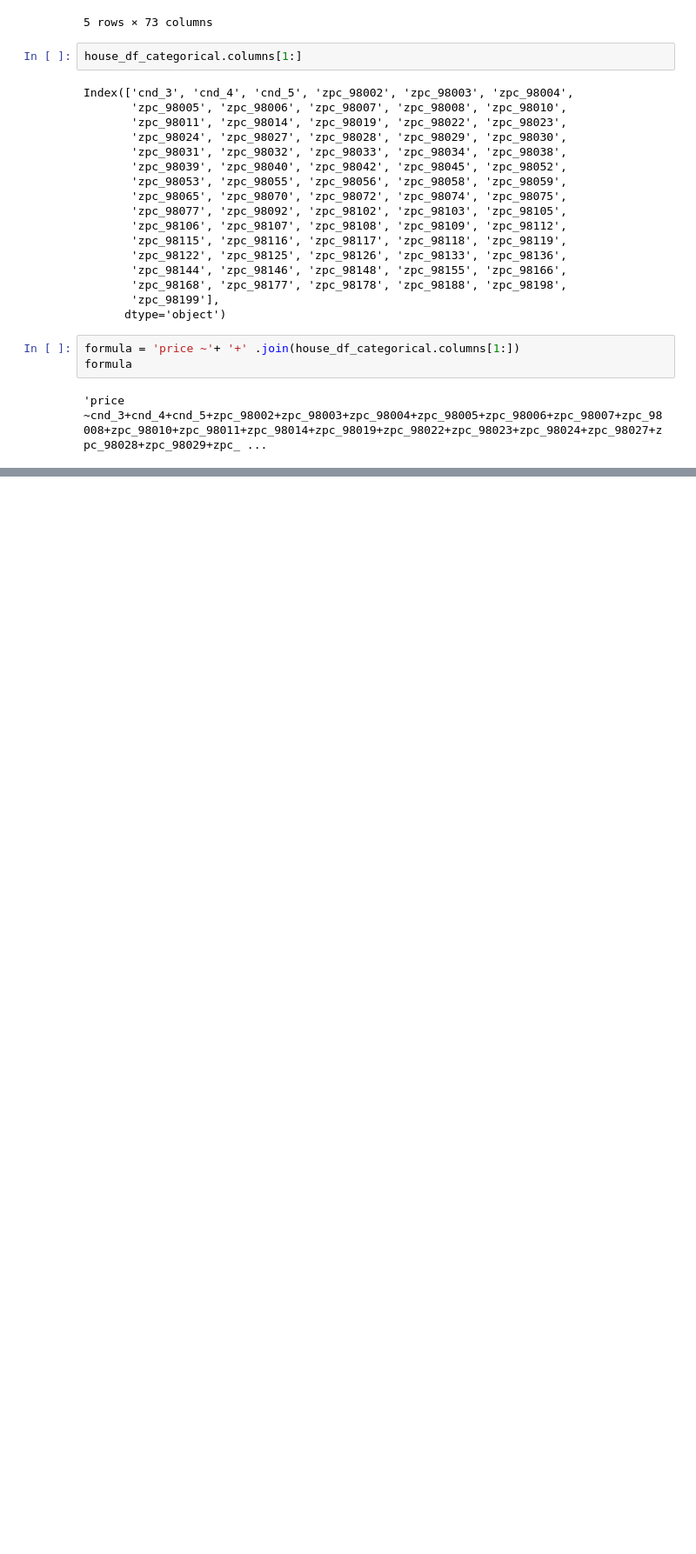
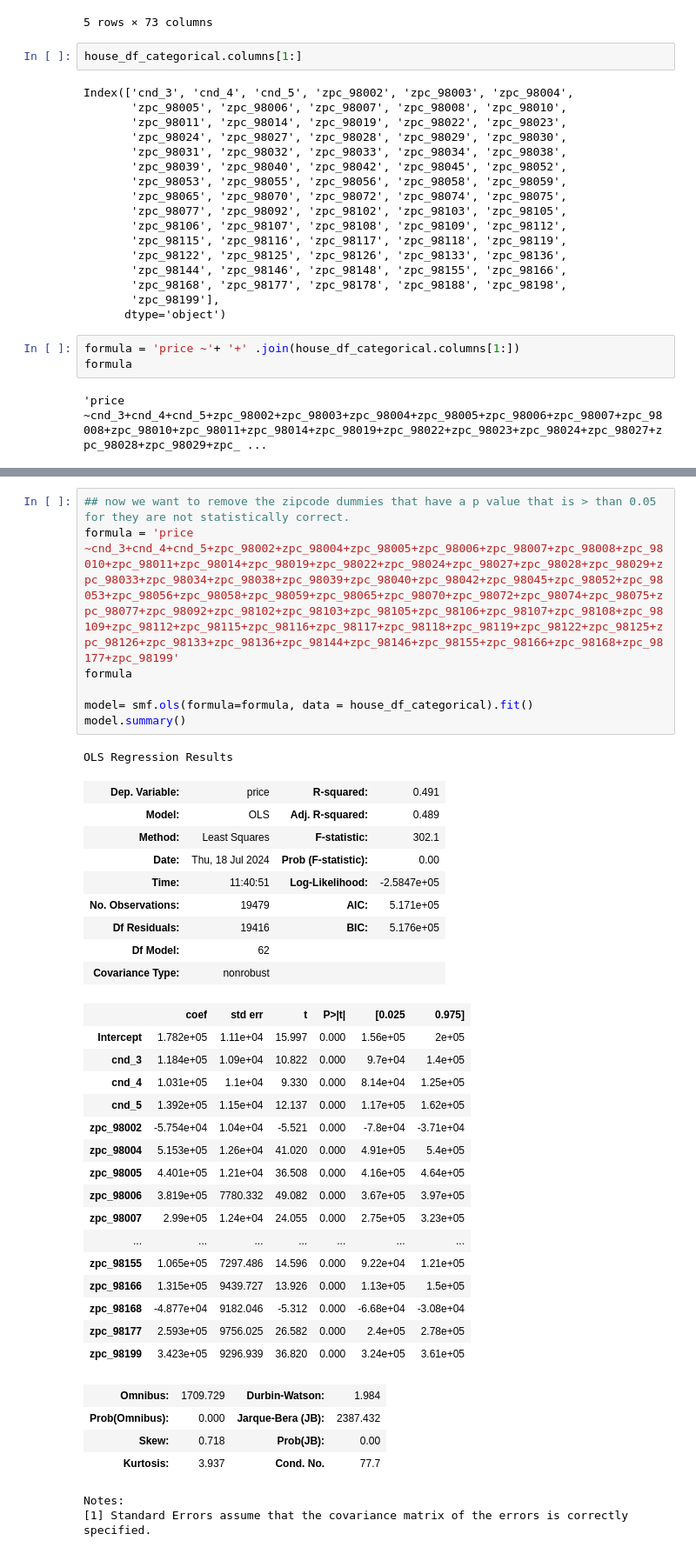
Before and after one commit to ANGI3MAINA/King-County-Housing-Analysis, a Jupyter notebook: Data/Work/Angel.ipynb, the cells around one changed output, grey strips where cells are left out. Shown at 87% size. Cells and saved outputs as stored; diff of their text form; blank space fills up the shorter version.

```diff
--- a/Data/Work/Angel.ipynb
+++ b/Data/Work/Angel.ipynb
@@ -289,0 +251,40 @@ house_df_categorical.corr()[abs(house_df_categorical.corr()['price']) > 0.1]
+# %%
+## now we want to remove the zipcode dummies that have a p value that is > than 0.05 for they are not statistically correct.
+formula = 'price ~cnd_3+cnd_4+cnd_5+zpc_98002+zpc_98004+zpc_98005+zpc_98006+zpc_98007+zpc_98008+zpc_98010+zpc_98011+zpc_98014+zpc_98019+zpc_98022+zpc_98024+zpc_98027+zpc_98028+zpc_98029+zpc_98033+zpc_98034+zpc_98038+zpc_98039+zpc_98040+zpc_98042+zpc_98045+zpc_98052+zpc_98053+zpc_98056+zpc_98058+zpc_98059+zpc_98065+zpc_98070+zpc_98072+zpc_98074+zpc_98075+zpc_98077+zpc_98092+zpc_98102+zpc_98103+zpc_98105+zpc_98106+zpc_98107+zpc_98108+zpc_98109+zpc_98112+zpc_98115+zpc_98116+zpc_98117+zpc_98118+zpc_98119+zpc_98122+zpc_98125+zpc_98126+zpc_98133+zpc_98136+zpc_98144+zpc_98146+zpc_98155+zpc_98166+zpc_98168+zpc_98177+zpc_98199'
+formula
+
+model= smf.ols(formula=formula, data = house_df_categorical).fit()
+model.summary()
+# %% [output]
+OLS Regression Results
+| Dep. Variable: | price | R-squared: | 0.491 |
+| Model: | OLS | Adj. R-squared: | 0.489 |
+| Method: | Least Squares | F-statistic: | 302.1 |
+| Date: | Thu, 18 Jul 2024 | Prob (F-statistic): | 0.00 |
+| Time: | 11:40:51 | Log-Likelihood: | -2.5847e+05 |
+| No. Observations: | 19479 | AIC: | 5.171e+05 |
+| Df Residuals: | 19416 | BIC: | 5.176e+05 |
+| Df Model: | 62 |  |  |
+| Covariance Type: | nonrobust |  |  |
+|  | coef | std err | t | P>|t| | [0.025 | 0.975] |
+| Intercept | 1.782e+05 | 1.11e+04 | 15.997 | 0.000 | 1.56e+05 | 2e+05 |
+| cnd_3 | 1.184e+05 | 1.09e+04 | 10.822 | 0.000 | 9.7e+04 | 1.4e+05 |
+| cnd_4 | 1.031e+05 | 1.1e+04 | 9.330 | 0.000 | 8.14e+04 | 1.25e+05 |
+| cnd_5 | 1.392e+05 | 1.15e+04 | 12.137 | 0.000 | 1.17e+05 | 1.62e+05 |
+| zpc_98002 | -5.754e+04 | 1.04e+04 | -5.521 | 0.000 | -7.8e+04 | -3.71e+04 |
+| zpc_98004 | 5.153e+05 | 1.26e+04 | 41.020 | 0.000 | 4.91e+05 | 5.4e+05 |
+| zpc_98005 | 4.401e+05 | 1.21e+04 | 36.508 | 0.000 | 4.16e+05 | 4.64e+05 |
+| zpc_98006 | 3.819e+05 | 7780.332 | 49.082 | 0.000 | 3.67e+05 | 3.97e+05 |
+| zpc_98007 | 2.99e+05 | 1.24e+04 | 24.055 | 0.000 | 2.75e+05 | 3.23e+05 |
+| ... | ... | ... | ... | ... | ... | ... |
+| zpc_98155 | 1.065e+05 | 7297.486 | 14.596 | 0.000 | 9.22e+04 | 1.21e+05 |
+| zpc_98166 | 1.315e+05 | 9439.727 | 13.926 | 0.000 | 1.13e+05 | 1.5e+05 |
+| zpc_98168 | -4.877e+04 | 9182.046 | -5.312 | 0.000 | -6.68e+04 | -3.08e+04 |
+| zpc_98177 | 2.593e+05 | 9756.025 | 26.582 | 0.000 | 2.4e+05 | 2.78e+05 |
+| zpc_98199 | 3.423e+05 | 9296.939 | 36.820 | 0.000 | 3.24e+05 | 3.61e+05 |
+| Omnibus: | 1709.729 | Durbin-Watson: | 1.984 |
+| Prob(Omnibus): | 0.000 | Jarque-Bera (JB): | 2387.432 |
+| Skew: | 0.718 | Prob(JB): | 0.00 |
+| Kurtosis: | 3.937 | Cond. No. | 77.7 |
+Notes:
+[1] Standard Errors assume that the covariance matrix of the errors is correctly specified.
```
Also changed, not shown: parts of 10 cells of this notebook.
